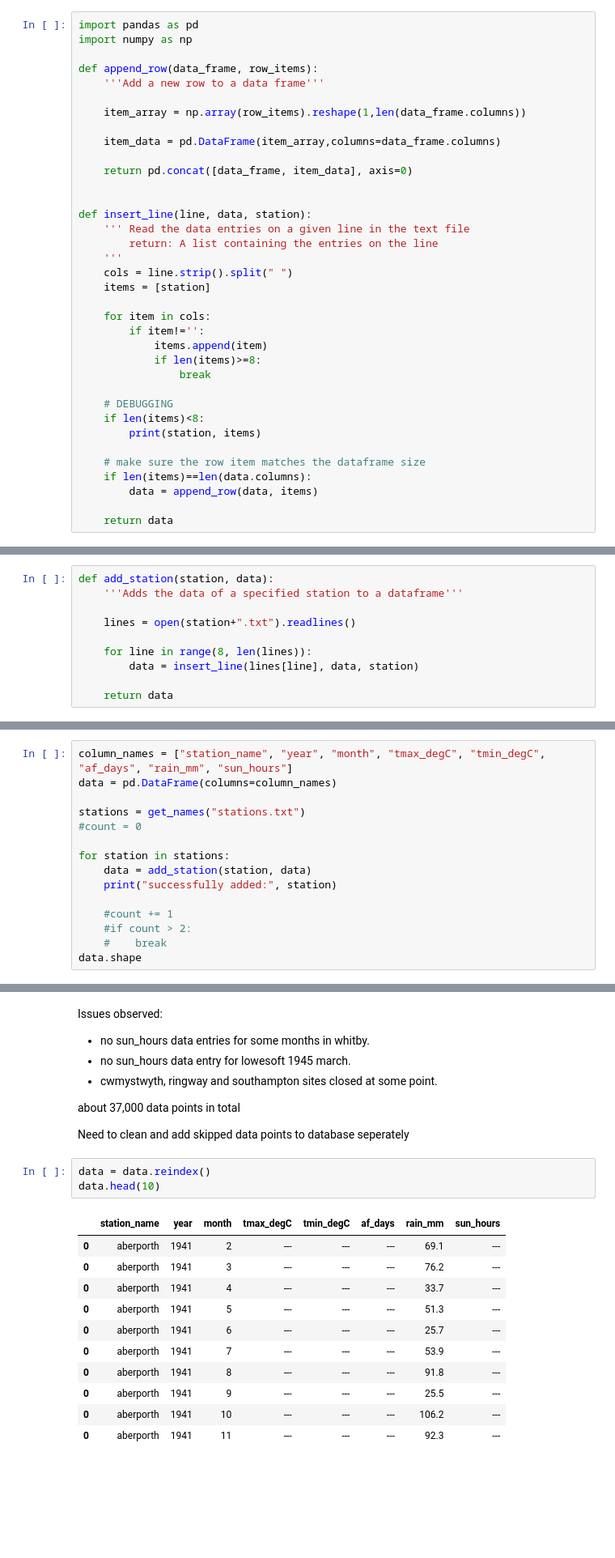
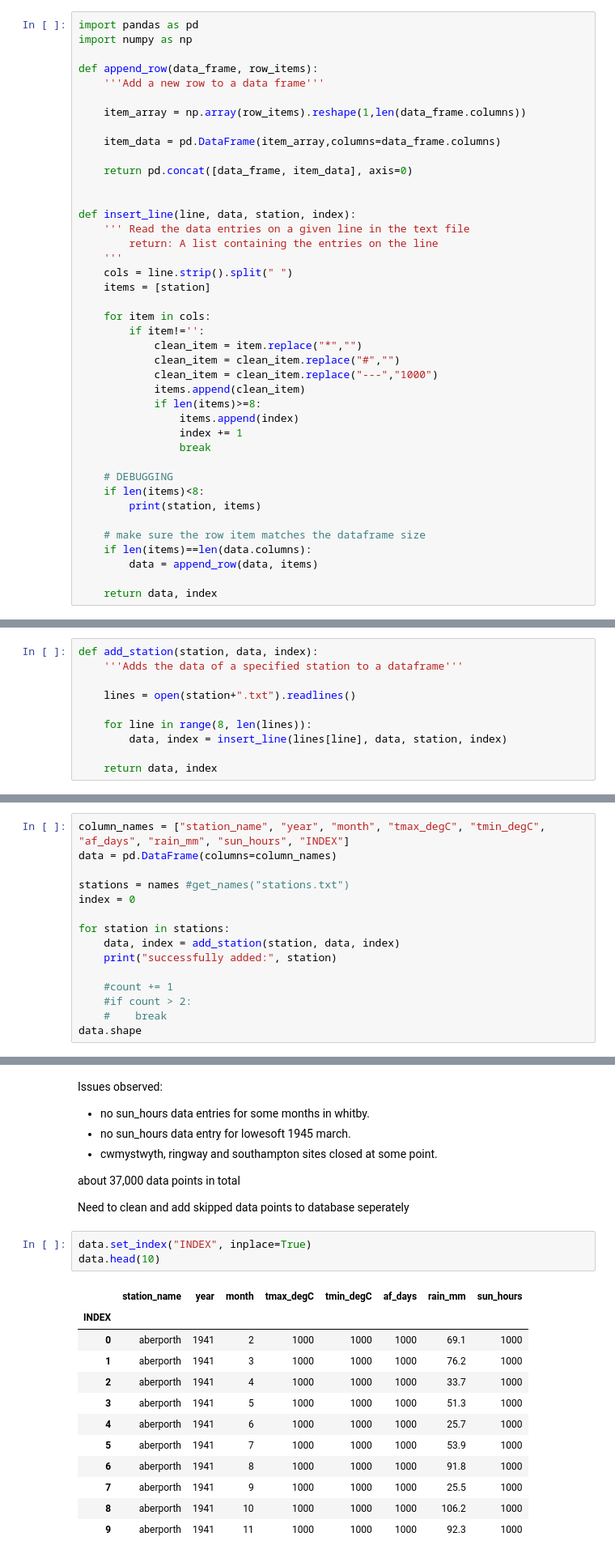
Before and after one commit to mukeswebrian/Analysing-the-impact-of-weather-on-self-reported-happiness, a Jupyter notebook: store_weather_data.ipynb, the cells around one changed output, grey strips where cells are left out. Shown at 81% size. Saved outputs shown, nothing was run; the diff lists cells and outputs as text; blank space fills up the shorter version.

```diff
--- a/store_weather_data.ipynb
+++ b/store_weather_data.ipynb
@@ -14,7 +14,7 @@ def append_row(data_frame, row_items):
     return pd.concat([data_frame, item_data], axis=0)
 
 
-def insert_line(line, data, station):
+def insert_line(line, data, station, index):
     ''' Read the data entries on a given line in the text file
         return: A list containing the entries on the line
     '''
@@ -23,8 +23,13 @@ def insert_line(line, data, station):
 
     for item in cols:
         if item!='':
-            items.append(item)
+            clean_item = item.replace("*","")
+            clean_item = clean_item.replace("#","")
+            clean_item = clean_item.replace("---","1000")
+            items.append(clean_item)
             if len(items)>=8:
+                items.append(index)
+                index += 1
                 break
 
     # DEBUGGING
@@ -35,7 +40,7 @@ def insert_line(line, data, station):
     if len(items)==len(data.columns):
         data = append_row(data, items)
 
-    return data
+    return data, index
 # %%
 def get_names(name_list):
     '''Retrieves and cleans list of station names'''
@@ -47,26 +52,26 @@ def get_names(name_list):
 
     return clean_names
 # %%
-def add_station(station, data):
+def add_station(station, data, index):
     '''Adds the data of a specified station to a dataframe'''
 
     lines = open(station+".txt").readlines()
 
     for line in range(8, len(lines)):
-        data = insert_line(lines[line], data, station)
+        data, index = insert_line(lines[line], data, station, index)
 
-    return data
+    return data, index
 # %% [markdown]
 ## Load data from all stations into a dataframe
 # %%
-column_names = ["station_name", "year", "month", "tmax_degC", "tmin_degC", "af_days", "rain_mm", "sun_hours"]
+column_names = ["station_name", "year", "month", "tmax_degC", "tmin_degC", "af_days", "rain_mm", "sun_hours", "INDEX"]
 data = pd.DataFrame(columns=column_names)
 
-stations = get_names("stations.txt")
-#count = 0
+stations = names #get_names("stations.txt")
+index = 0
 
 for station in stations:
-    data = add_station(station, data)
+    data, index = add_station(station, data, index)
     print("successfully added:", station)
 
     #count += 1
@@ -102,20 +107,21 @@ about 37,000 data points in total
 
 Need to clean and add skipped data points to database seperately
 # %%
-data = data.reindex()
+data.set_index("INDEX", inplace=True)
 data.head(10)
 # %% [output]
 |  | station_name | year | month | tmax_degC | tmin_degC | af_days | rain_mm | sun_hours |
-| 0 | aberporth | 1941 | 2 | --- | --- | --- | 69.1 | --- |
-| 0 | aberporth | 1941 | 3 | --- | --- | --- | 76.2 | --- |
-| 0 | aberporth | 1941 | 4 | --- | --- | --- | 33.7 | --- |
-| 0 | aberporth | 1941 | 5 | --- | --- | --- | 51.3 | --- |
-| 0 | aberporth | 1941 | 6 | --- | --- | --- | 25.7 | --- |
-| 0 | aberporth | 1941 | 7 | --- | --- | --- | 53.9 | --- |
-| 0 | aberporth | 1941 | 8 | --- | --- | --- | 91.8 | --- |
-| 0 | aberporth | 1941 | 9 | --- | --- | --- | 25.5 | --- |
-| 0 | aberporth | 1941 | 10 | --- | --- | --- | 106.2 | --- |
-| 0 | aberporth | 1941 | 11 | --- | --- | --- | 92.3 | --- |
+| INDEX |  |  |  |  |  |  |  |  |
+| 0 | aberporth | 1941 | 2 | 1000 | 1000 | 1000 | 69.1 | 1000 |
+| 1 | aberporth | 1941 | 3 | 1000 | 1000 | 1000 | 76.2 | 1000 |
+| 2 | aberporth | 1941 | 4 | 1000 | 1000 | 1000 | 33.7 | 1000 |
+| 3 | aberporth | 1941 | 5 | 1000 | 1000 | 1000 | 51.3 | 1000 |
+| 4 | aberporth | 1941 | 6 | 1000 | 1000 | 1000 | 25.7 | 1000 |
+| 5 | aberporth | 1941 | 7 | 1000 | 1000 | 1000 | 53.9 | 1000 |
+| 6 | aberporth | 1941 | 8 | 1000 | 1000 | 1000 | 91.8 | 1000 |
+| 7 | aberporth | 1941 | 9 | 1000 | 1000 | 1000 | 25.5 | 1000 |
+| 8 | aberporth | 1941 | 10 | 1000 | 1000 | 1000 | 106.2 | 1000 |
+| 9 | aberporth | 1941 | 11 | 1000 | 1000 | 1000 | 92.3 | 1000 |
 # %%
 data.tail(10)
 # %% [output]
```
Also changed, not shown: parts of 21 cells of this notebook, 2 other files.
